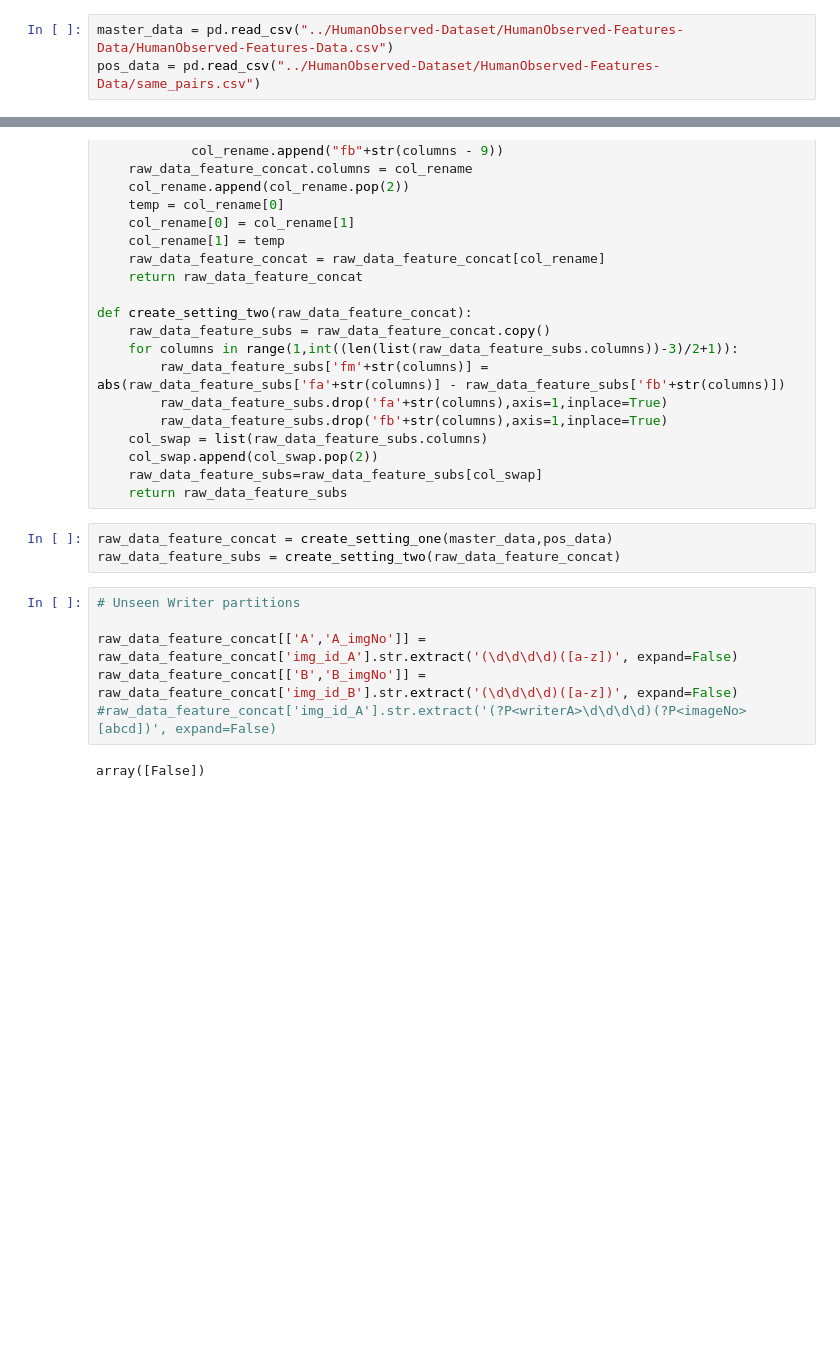
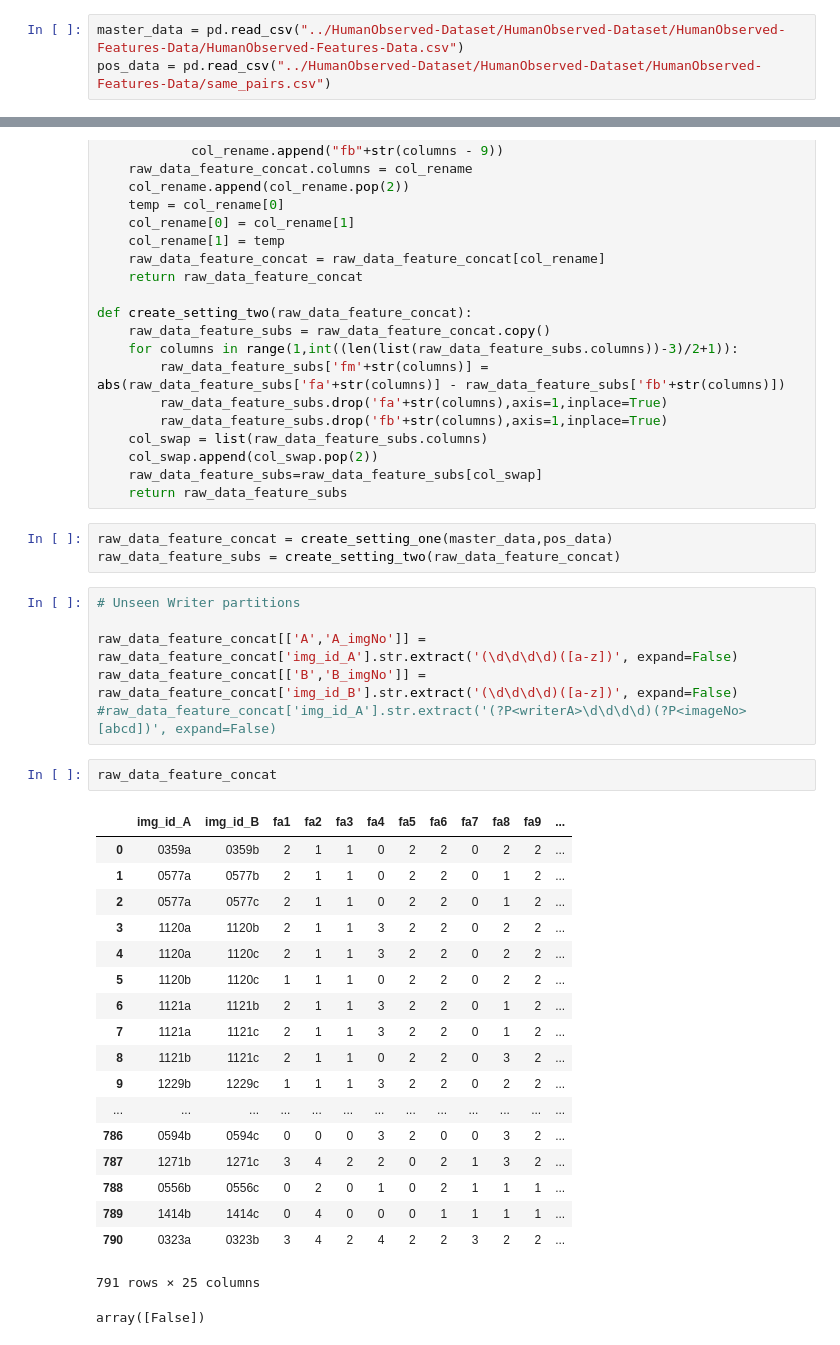
Before and after one commit to pratik-kubal/ceres, a Jupyter notebook: main.ipynb, the cells around one changed output, grey strips where cells are left out. Saved outputs shown, nothing was run; the diff lists cells and outputs as text; blank space fills up the shorter version.

Commit message:
Changed the repository dir absoulte path since new dataset has been added

```diff
--- a/main.ipynb
+++ b/main.ipynb
@@ -4,8 +4,8 @@ import pandas as pd
 import numpy as np
 pd.set_option('display.max_columns', 500)
 # %%
-master_data = pd.read_csv("../HumanObserved-Dataset/HumanObserved-Features-Data/HumanObserved-Features-Data.csv")
-pos_data = pd.read_csv("../HumanObserved-Dataset/HumanObserved-Features-Data/same_pairs.csv")
+master_data = pd.read_csv("../HumanObserved-Dataset/HumanObserved-Dataset/HumanObserved-Features-Data/HumanObserved-Features-Data.csv")
+pos_data = pd.read_csv("../HumanObserved-Dataset/HumanObserved-Dataset/HumanObserved-Features-Data/same_pairs.csv")
 # %%
 def create_setting_one(master_data,pos_data):
     raw_data_temp = pd.concat([pos_data.set_index('img_id_A'),master_data.set_index('img_id')],axis=1,join='inner').reset_index()
@@ -44,6 +44,27 @@ raw_data_feature_subs = create_setting_two(raw_data_feature_concat)
 raw_data_feature_concat[['A','A_imgNo']] = raw_data_feature_concat['img_id_A'].str.extract('(\d\d\d\d)([a-z])', expand=False)
 raw_data_feature_concat[['B','B_imgNo']] = raw_data_feature_concat['img_id_B'].str.extract('(\d\d\d\d)([a-z])', expand=False)
 #raw_data_feature_concat['img_id_A'].str.extract('(?P<writerA>\d\d\d\d)(?P<imageNo>[abcd])', expand=False)
+# %%
+raw_data_feature_concat
+# %% [output]
+|  | img_id_A | img_id_B | fa1 | fa2 | fa3 | fa4 | fa5 | fa6 | fa7 | fa8 | fa9 | ... |
+| 0 | 0359a | 0359b | 2 | 1 | 1 | 0 | 2 | 2 | 0 | 2 | 2 | ... |
+| 1 | 0577a | 0577b | 2 | 1 | 1 | 0 | 2 | 2 | 0 | 1 | 2 | ... |
+| 2 | 0577a | 0577c | 2 | 1 | 1 | 0 | 2 | 2 | 0 | 1 | 2 | ... |
+| 3 | 1120a | 1120b | 2 | 1 | 1 | 3 | 2 | 2 | 0 | 2 | 2 | ... |
+| 4 | 1120a | 1120c | 2 | 1 | 1 | 3 | 2 | 2 | 0 | 2 | 2 | ... |
+| 5 | 1120b | 1120c | 1 | 1 | 1 | 0 | 2 | 2 | 0 | 2 | 2 | ... |
+| 6 | 1121a | 1121b | 2 | 1 | 1 | 3 | 2 | 2 | 0 | 1 | 2 | ... |
+| 7 | 1121a | 1121c | 2 | 1 | 1 | 3 | 2 | 2 | 0 | 1 | 2 | ... |
+| 8 | 1121b | 1121c | 2 | 1 | 1 | 0 | 2 | 2 | 0 | 3 | 2 | ... |
+| 9 | 1229b | 1229c | 1 | 1 | 1 | 3 | 2 | 2 | 0 | 2 | 2 | ... |
+| ... | ... | ... | ... | ... | ... | ... | ... | ... | ... | ... | ... | ... |
+| 786 | 0594b | 0594c | 0 | 0 | 0 | 3 | 2 | 0 | 0 | 3 | 2 | ... |
+| 787 | 1271b | 1271c | 3 | 4 | 2 | 2 | 0 | 2 | 1 | 3 | 2 | ... |
+| 788 | 0556b | 0556c | 0 | 2 | 0 | 1 | 0 | 2 | 1 | 1 | 1 | ... |
+| 789 | 1414b | 1414c | 0 | 4 | 0 | 0 | 0 | 1 | 1 | 1 | 1 | ... |
+| 790 | 0323a | 0323b | 3 | 4 | 2 | 4 | 2 | 2 | 3 | 2 | 2 | ... |
+791 rows × 25 columns
 # %%
 # %% [output]
 array([False])
```
